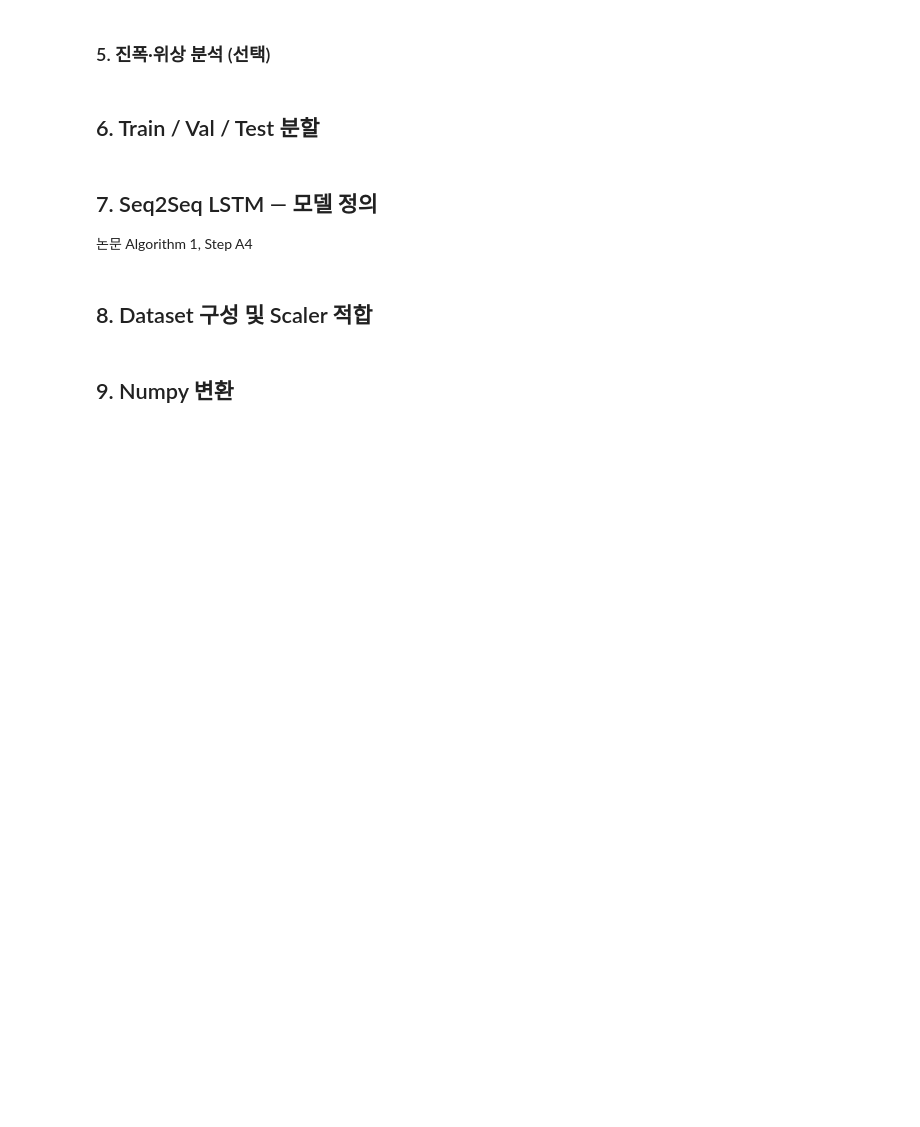
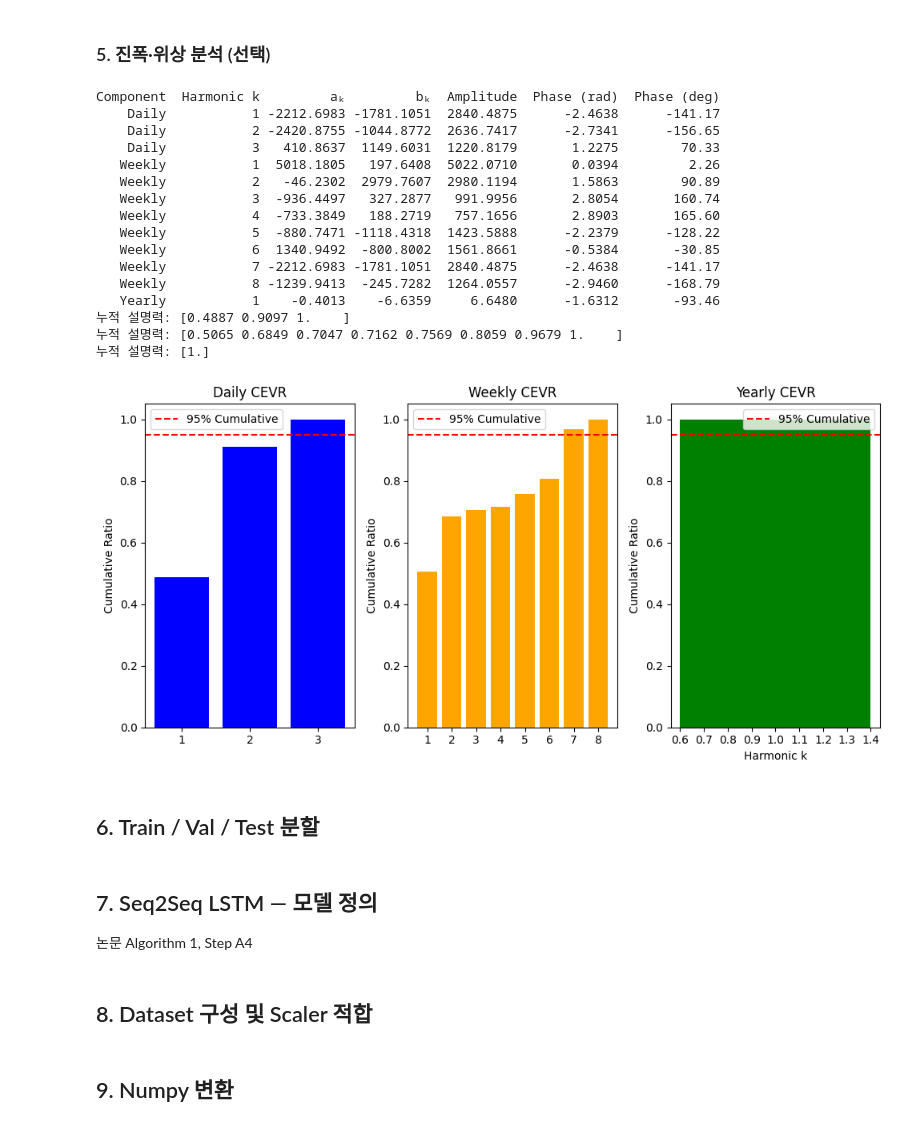
Before and after one commit to zongseung/Demadn-Quadratic-Tilting, a Jupyter notebook: src/trend_fourier_seq2seq_hqt.ipynb, the cells around one changed output. Drawn from its saved outputs; the diff is of its cells as text; code cells hidden in the pictures; blank space fills up the shorter version.

```diff
--- a/src/trend_fourier_seq2seq_hqt.ipynb
+++ b/src/trend_fourier_seq2seq_hqt.ipynb
@@ -258,36 +273,54 @@ weekly = confidential_test(seasonality_df, "Weekly")
 yearly = confidential_test(seasonality_df, "Yearly")
 
 # Subplot 설정 (1행 3열)
 fig, axes = plt.subplots(1, 3, figsize=(10, 5), sharex=False)
 
 # 공통: x축 눈금을 정수로 고정
 for ax in axes:
     ax.xaxis.set_major_locator(MaxNLocator(integer=True))
 
 # 1. Daily
-axes[0].plot(np.arange(1, len(daily)+1), daily, marker='o', color='blue')
+axes[0].bar(np.arange(1, len(daily)+1), daily, color='blue')
 axes[0].axhline(y=0.95, color='r', linestyle='--', label='95% Cumulative')
 axes[0].set_title("Daily CEVR")
 axes[0].set_ylabel("Cumulative Ratio")
 axes[0].legend()
 
 # 2. Weekly
-axes[1].plot(np.arange(1, len(weekly)+1), weekly, marker='o', color='orange')
+axes[1].bar(np.arange(1, len(weekly)+1), weekly,  color='orange')
 axes[1].axhline(y=0.95, color='r', linestyle='--', label='95% Cumulative')
 axes[1].set_title("Weekly CEVR")
 axes[1].set_ylabel("Cumulative Ratio")
 axes[1].legend()
 
 # 3. Yearly
-axes[2].plot(np.arange(1, len(yearly)+1), yearly, marker='o', color='green')
+axes[2].bar(np.arange(1, len(yearly)+1), yearly, color='green')
 axes[2].axhline(y=0.95, color='r', linestyle='--', label='95% Cumulative')
 axes[2].set_title("Yearly CEVR")
 axes[2].set_xlabel("Harmonic k")
 axes[2].set_ylabel("Cumulative Ratio")
 axes[2].legend()
 
 plt.tight_layout()
 plt.show()
+# %% [output]
+Component  Harmonic k         aₖ         bₖ  Amplitude  Phase (rad)  Phase (deg)
+    Daily           1 -2212.6983 -1781.1051  2840.4875      -2.4638      -141.17
+    Daily           2 -2420.8755 -1044.8772  2636.7417      -2.7341      -156.65
+    Daily           3   410.8637  1149.6031  1220.8179       1.2275        70.33
+   Weekly           1  5018.1805   197.6408  5022.0710       0.0394         2.26
+   Weekly           2   -46.2302  2979.7607  2980.1194       1.5863        90.89
+   Weekly           3  -936.4497   327.2877   991.9956       2.8054       160.74
+   Weekly           4  -733.3849   188.2719   757.1656       2.8903       165.60
+   Weekly           5  -880.7471 -1118.4318  1423.5888      -2.2379      -128.22
+   Weekly           6  1340.9492  -800.8002  1561.8661      -0.5384       -30.85
+   Weekly           7 -2212.6983 -1781.1051  2840.4875      -2.4638      -141.17
+   Weekly           8 -1239.9413  -245.7282  1264.0557      -2.9460      -168.79
+   Yearly           1    -0.4013    -6.6359     6.6480      -1.6312       -93.46
+누적 설명력: [0.4887 0.9097 1.    ]
+누적 설명력: [0.5065 0.6849 0.7047 0.7162 0.7569 0.8059 0.9679 1.    ]
+누적 설명력: [1.]
+[figure, added]
 # %% [markdown]
 ## 6. Train / Val / Test 분할
 # %%
```
Also changed, not shown: parts of 9 cells of this notebook.
